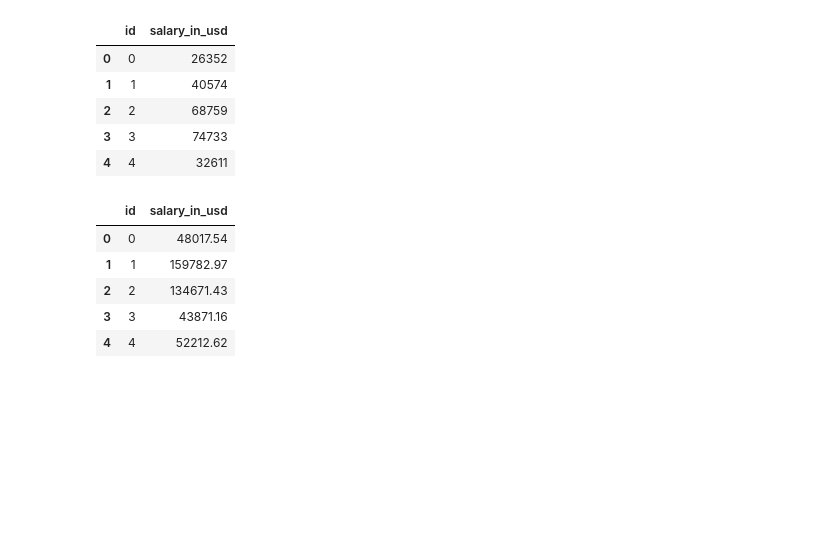
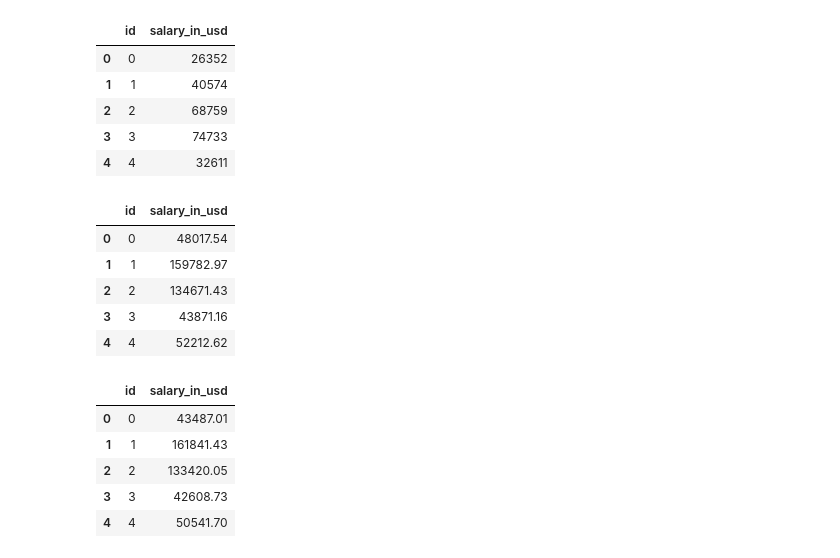
Before and after one commit to Periclates7/Machine_Learning_Project, a Jupyter notebook: src/3_testeos3.ipynb, the cells around one changed output. Drawn from its saved outputs; the diff is of its cells as text; code cells hidden in the pictures; blank space fills up the shorter version.

```diff
--- a/src/Untitled.ipynb
+++ b/src/3_testeos3.ipynb
@@ -342,0 +347,9 @@ muestra.to_csv('muestra(Poisson).csv', index = False)
+# %%
+from sklearn.linear_model import PoissonRegressor
+
+
+poisson = PoissonRegressor()
+
+poisson.fit(X_train, y_train)
+
+pred_4 = poisson.predict(data_test)
@@ -342,0 +360,11 @@ muestra.to_csv('muestra(Poisson).csv', index = False)
+# %%
+muestra['salary_in_usd'] = pred_4
+# %%
+muestra.head()
+# %% [output]
+|  | id | salary_in_usd |
+| 0 | 0 | 43487.01 |
+| 1 | 1 | 161841.43 |
+| 2 | 2 | 133420.05 |
+| 3 | 3 | 42608.73 |
+| 4 | 4 | 50541.70 |
```
Also changed, not shown: parts of 7 cells of this notebook, 6 other files.
